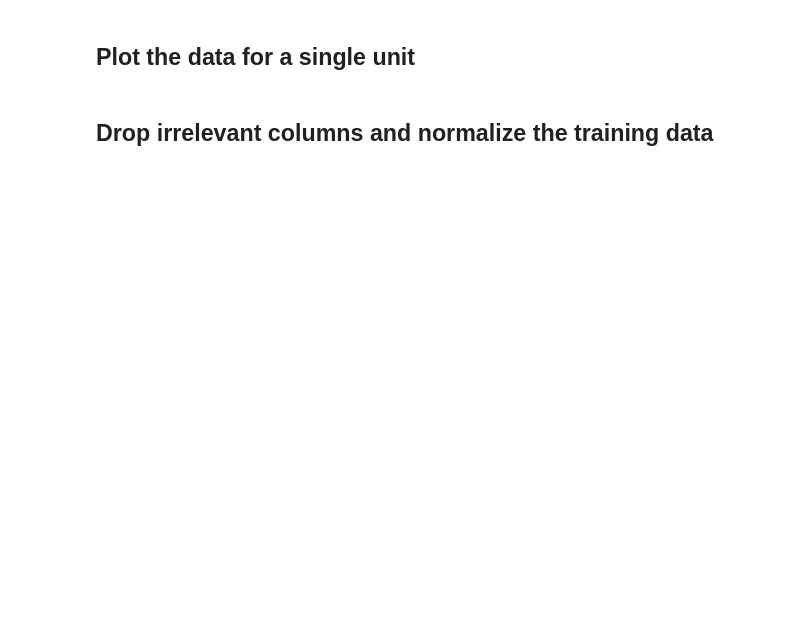
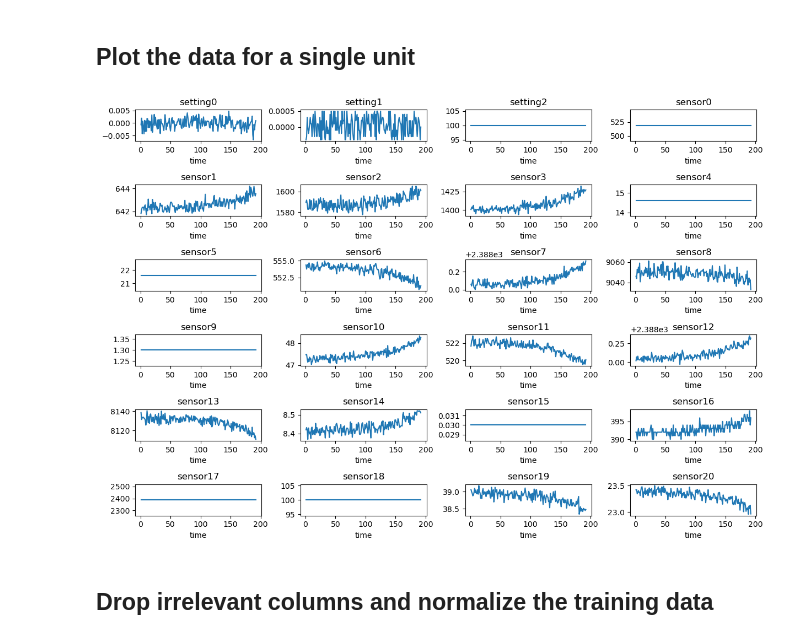
Before and after one commit to juan-prado-7/imapp-deep-learning, a Jupyter notebook: applied-deep-learning/ex8.3-RNN-engine-lifetime.ipynb, the cells around one changed output. Saved outputs shown, nothing was run; the diff lists cells and outputs as text; code cells hidden in the pictures; blank space fills up the shorter version.

```diff
--- a/applied-deep-learning/ex8.3-RNN-engine-lifetime.ipynb
+++ b/applied-deep-learning/ex8.3-RNN-engine-lifetime.ipynb
@@ -138,3 +132,17 @@ for unit in range(1,5):
+# %%
+# Plot the input data for a single unit
+unit = 1
+plt.figure(figsize=(12,8))
+for (i, column) in enumerate(name_list[2:]):
+    plt.subplot(6, 4, i+1)
+    plt.title(column)
+    mask = data_train['unit'] == unit
+    plt.plot(data_train['time'][mask], data_train[column][mask])
+    plt.xlabel('time')
+plt.tight_layout(pad=0)
+plt.show()
+# %% [output]
+[figure, added]
 # %% [markdown]
 ## Drop irrelevant columns and normalize the training data
 # %%
```
Also changed, not shown: parts of 35 cells of this notebook, 1 other file.
